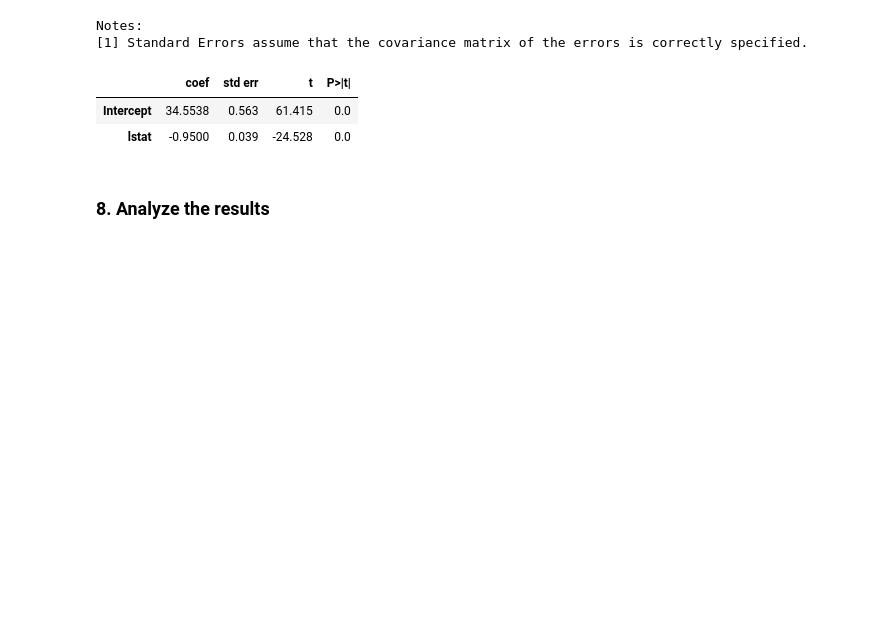
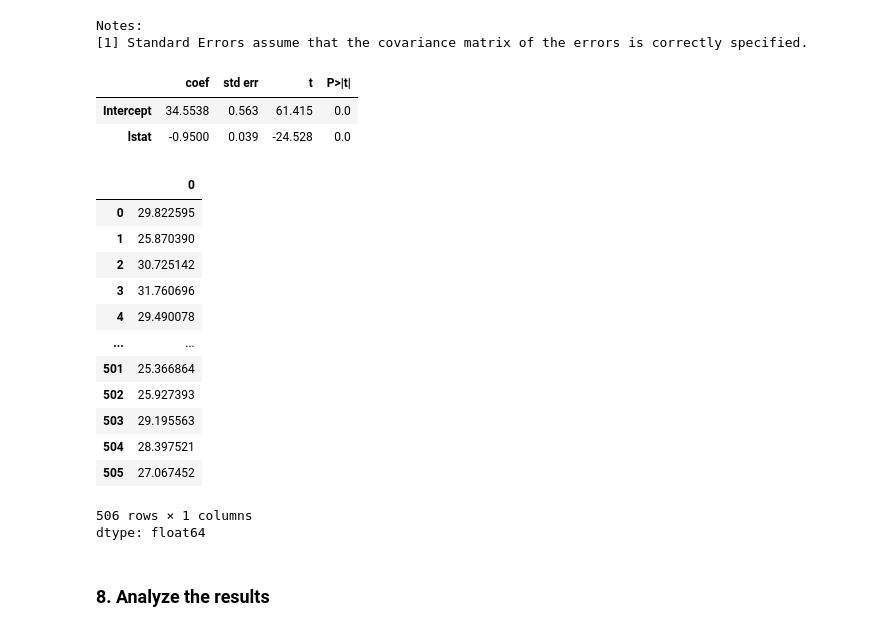
Before and after one commit to fabiojorge10/Data-Science, a Jupyter notebook: Week_10/ds-pr-week-10-student.ipynb, the cells around one changed output. Saved outputs shown, nothing was run; the diff lists cells and outputs as text; code cells hidden in the pictures; blank space fills up the shorter version.

```diff
--- a/Week_10/ds-pr-week-10-student.ipynb
+++ b/Week_10/ds-pr-week-10-student.ipynb
@@ -253,5 +264,21 @@ summarize(model)
 # %%
 # define, fit and obtain the summary
+model.predict(df['lstat'])
+# %% [output]
+|  | 0 |
+| 0 | 29.822595 |
+| 1 | 25.870390 |
+| 2 | 30.725142 |
+| 3 | 31.760696 |
+| 4 | 29.490078 |
+| ... | ... |
+| 501 | 25.366864 |
+| 502 | 25.927393 |
+| 503 | 29.195563 |
+| 504 | 28.397521 |
+| 505 | 27.067452 |
+506 rows × 1 columns
+dtype: float64
 # %% [markdown]
 ### 8. Analyze the results
 # %% [markdown]
```
Also changed, not shown: parts of 20 cells of this notebook.
